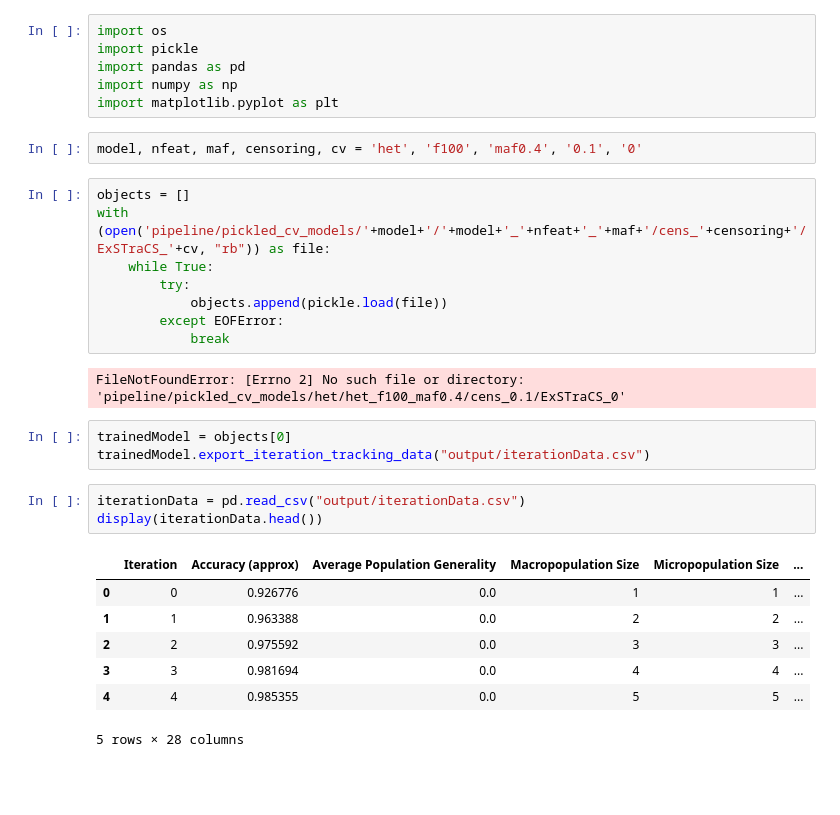
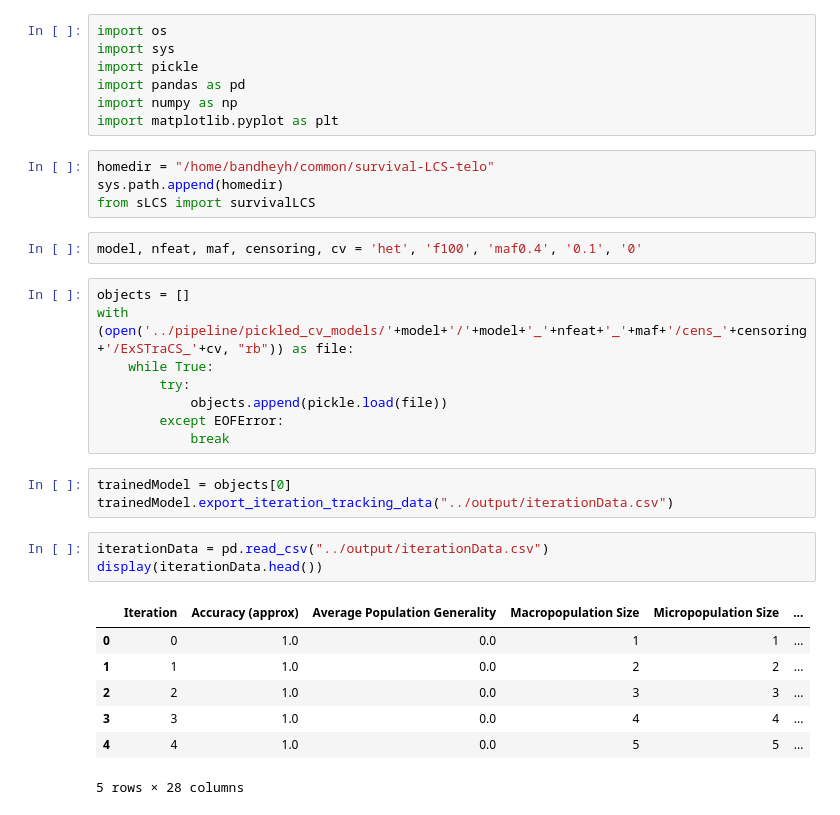
Before and after one commit to UrbsLab/survival-LCS, a Jupyter notebook: notebooks/GerRuntimeGraph.ipynb, the cells around one changed output. Cells and saved outputs as stored; diff of their text form; blank space fills up the shorter version.

```diff
--- a/notebooks/GerRuntimeGraph.ipynb
+++ b/notebooks/GerRuntimeGraph.ipynb
@@ -1,34 +1,37 @@
 # %%
 import os
+import sys
 import pickle
 import pandas as pd
 import numpy as np
 import matplotlib.pyplot as plt
+# %%
+homedir = "/home/bandheyh/common/survival-LCS-telo"
+sys.path.append(homedir)
+from sLCS import survivalLCS
 # %%
 model, nfeat, maf, censoring, cv = 'het', 'f100', 'maf0.4', '0.1', '0'
 # %%
 objects = []
-with (open('pipeline/pickled_cv_models/'+model+'/'+model+'_'+nfeat+'_'+maf+'/cens_'+censoring+'/ExSTraCS_'+cv, "rb")) as file:
+with (open('../pipeline/pickled_cv_models/'+model+'/'+model+'_'+nfeat+'_'+maf+'/cens_'+censoring+'/ExSTraCS_'+cv, "rb")) as file:
     while True:
         try:
             objects.append(pickle.load(file))
         except EOFError:
             break
-# %% [output]
-FileNotFoundError: [Errno 2] No such file or directory: 'pipeline/pickled_cv_models/het/het_f100_maf0.4/cens_0.1/ExSTraCS_0'
 # %%
 trainedModel = objects[0]
-trainedModel.export_iteration_tracking_data("output/iterationData.csv")
+trainedModel.export_iteration_tracking_data("../output/iterationData.csv")
 # %%
-iterationData = pd.read_csv("output/iterationData.csv")
+iterationData = pd.read_csv("../output/iterationData.csv")
 display(iterationData.head())
 # %% [output]
 |  | Iteration | Accuracy (approx) | Average Population Generality | Macropopulation Size | Micropopulation Size | ... |
-| 0 | 0 | 0.926776 | 0.0 | 1 | 1 | ... |
-| 1 | 1 | 0.963388 | 0.0 | 2 | 2 | ... |
-| 2 | 2 | 0.975592 | 0.0 | 3 | 3 | ... |
-| 3 | 3 | 0.981694 | 0.0 | 4 | 4 | ... |
-| 4 | 4 | 0.985355 | 0.0 | 5 | 5 | ... |
+| 0 | 0 | 1.0 | 0.0 | 1 | 1 | ... |
+| 1 | 1 | 1.0 | 0.0 | 2 | 2 | ... |
+| 2 | 2 | 1.0 | 0.0 | 3 | 3 | ... |
+| 3 | 3 | 1.0 | 0.0 | 4 | 4 | ... |
+| 4 | 4 | 1.0 | 0.0 | 5 | 5 | ... |
 5 rows × 28 columns
 # %%
 import matplotlib.pyplot as plt
```
Also changed, not shown: parts of 2 cells of this notebook, 6 other files.
